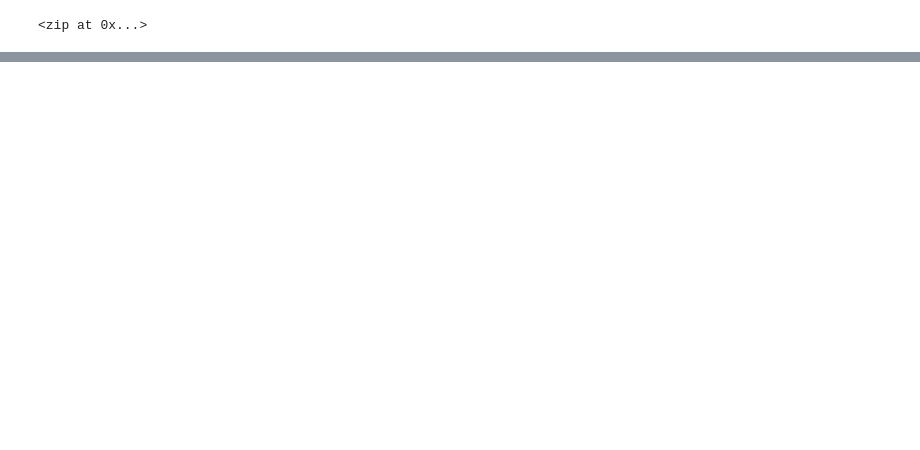
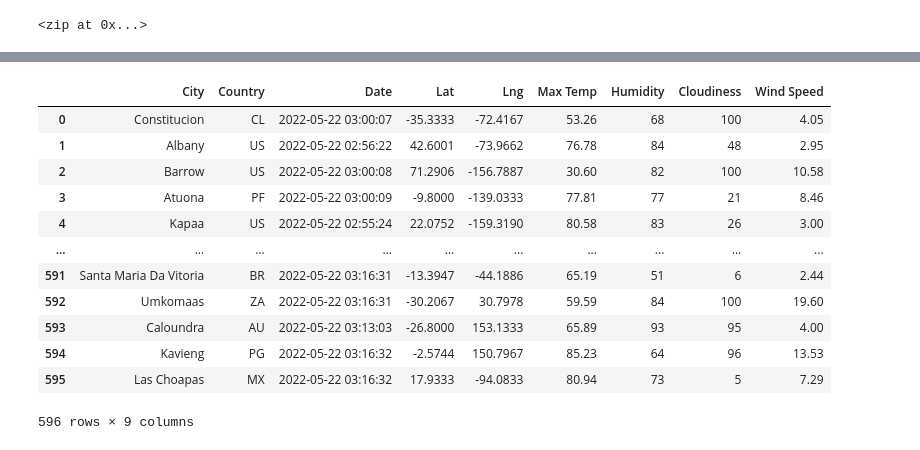
Before and after one commit to RuchitaAg/World_Weather_Analysis, a Jupyter notebook: WeatherPy.ipynb, the cells around one changed output, grey strips where cells are left out. Drawn from its saved outputs; the diff is of its cells as text; code cells hidden in the pictures; blank space fills up the shorter version.

```diff
--- a/WeatherPy.ipynb
+++ b/WeatherPy.ipynb
@@ -42,0 +48,9 @@ len(cities)
+# %%
+# Create an empty list to hold the weather data.
+city_data = []
+# Print the beginning of the logging.
+print("Beginning Data Retrieval     ")
+print("-----------------------------")
+# Create counters.
+record_count = 1
+set_count = 1
@@ -42,0 +146,4 @@ len(cities)
+# %%
+# Convert the array of dictionaries to a Pandas DataFrame.
+city_data_df = pd.DataFrame(city_data)
+city_data_df.head(10)
@@ -42,0 +162,18 @@ len(cities)
+# %%
+new_column_order = ["City", "Country", "Date", "Lat", "Lng", "Max Temp", "Humidity", "Cloudiness", "Wind Speed"]
+city_data_df_new = city_data_df[new_column_order]
+city_data_df_new
+# %% [output]
+|  | City | Country | Date | Lat | Lng | Max Temp | Humidity | Cloudiness | Wind Speed |
+| 0 | Constitucion | CL | 2022-05-22 03:00:07 | -35.3333 | -72.4167 | 53.26 | 68 | 100 | 4.05 |
+| 1 | Albany | US | 2022-05-22 02:56:22 | 42.6001 | -73.9662 | 76.78 | 84 | 48 | 2.95 |
+| 2 | Barrow | US | 2022-05-22 03:00:08 | 71.2906 | -156.7887 | 30.60 | 82 | 100 | 10.58 |
+| 3 | Atuona | PF | 2022-05-22 03:00:09 | -9.8000 | -139.0333 | 77.81 | 77 | 21 | 8.46 |
+| 4 | Kapaa | US | 2022-05-22 02:55:24 | 22.0752 | -159.3190 | 80.58 | 83 | 26 | 3.00 |
+| ... | ... | ... | ... | ... | ... | ... | ... | ... | ... |
+| 591 | Santa Maria Da Vitoria | BR | 2022-05-22 03:16:31 | -13.3947 | -44.1886 | 65.19 | 51 | 6 | 2.44 |
+| 592 | Umkomaas | ZA | 2022-05-22 03:16:31 | -30.2067 | 30.7978 | 59.59 | 84 | 100 | 19.60 |
+| 593 | Caloundra | AU | 2022-05-22 03:13:03 | -26.8000 | 153.1333 | 65.89 | 93 | 95 | 4.00 |
+| 594 | Kavieng | PG | 2022-05-22 03:16:32 | -2.5744 | 150.7967 | 85.23 | 64 | 96 | 13.53 |
+| 595 | Las Choapas | MX | 2022-05-22 03:16:32 | 17.9333 | -94.0833 | 80.94 | 73 | 5 | 7.29 |
+596 rows × 9 columns
```
Also changed, not shown: parts of 10 cells of this notebook, 3 other files.
